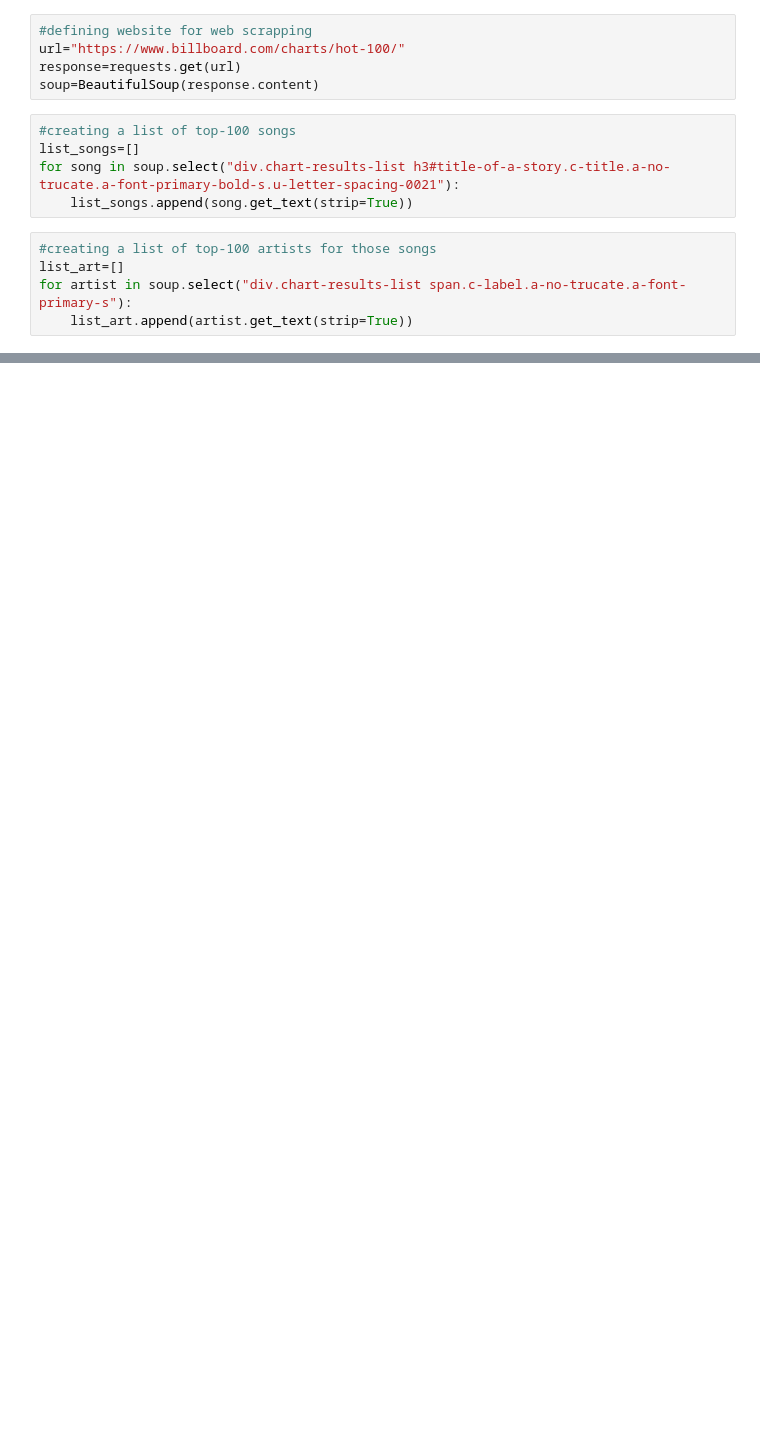
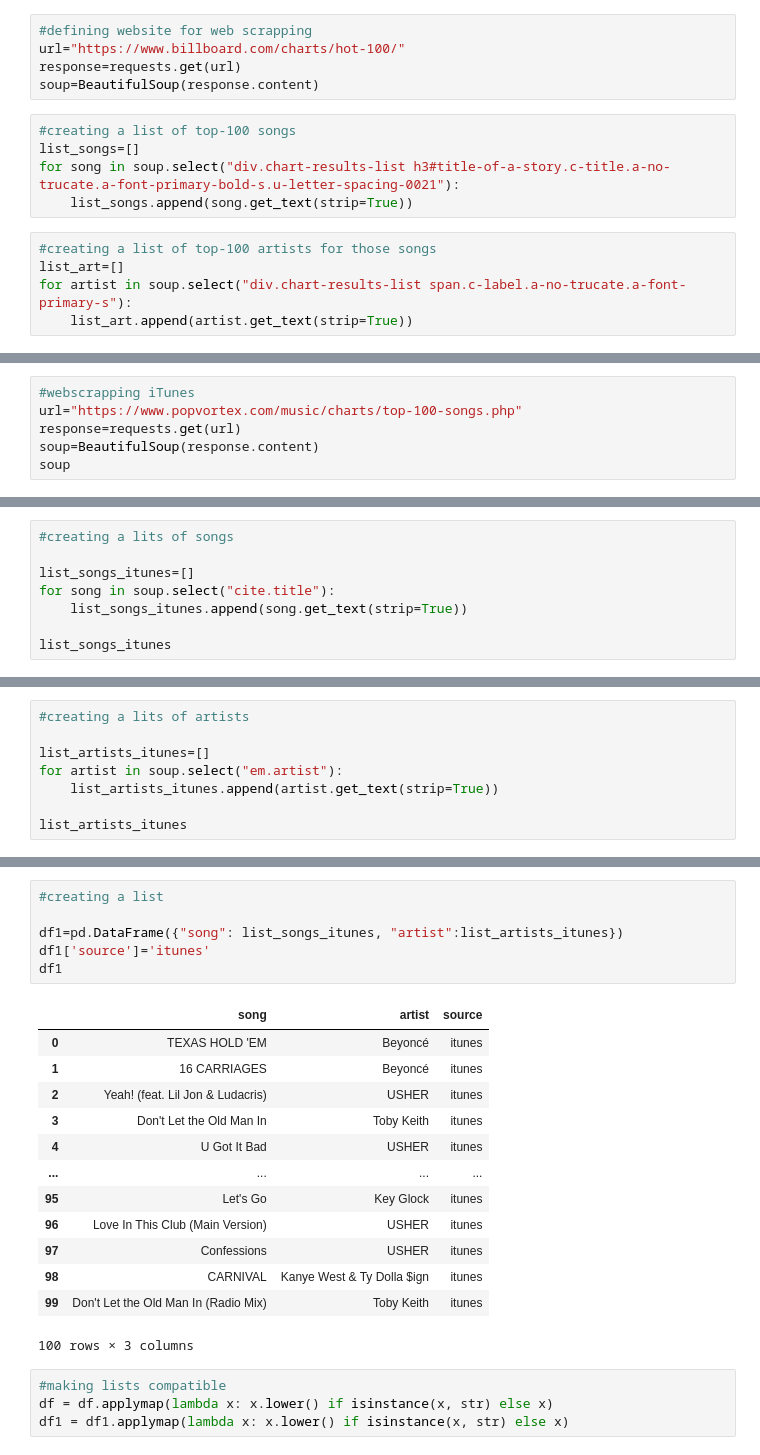
Before and after one commit to okravtsova123/SongRecommendationML-k-means-, a Jupyter notebook: ML recommendation model.ipynb, the cells around one changed output, grey strips where cells are left out. Cells and saved outputs as stored; diff of their text form; blank space fills up the shorter version.

```diff
--- a/ML recommendation model.ipynb
+++ b/ML recommendation model.ipynb
@@ -37,0 +40,6 @@ df
+# %%
+#webscrapping iTunes
+url="https://www.popvortex.com/music/charts/top-100-songs.php"
+response=requests.get(url)
+soup=BeautifulSoup(response.content)
+soup
@@ -37,0 +64,8 @@ df
+# %%
+#creating a lits of songs
+
+list_songs_itunes=[]
+for song in soup.select("cite.title"):
+    list_songs_itunes.append(song.get_text(strip=True))
+
+list_songs_itunes
@@ -37,0 +90,8 @@ df
+# %%
+#creating a lits of artists
+
+list_artists_itunes=[]
+for artist in soup.select("em.artist"):
+    list_artists_itunes.append(artist.get_text(strip=True))
+
+list_artists_itunes
@@ -37,0 +116,24 @@ df
+# %%
+#creating a list
+
+df1=pd.DataFrame({"song": list_songs_itunes, "artist":list_artists_itunes})
+df1['source']='itunes'
+df1
+# %% [output]
+|  | song | artist | source |
+| 0 | TEXAS HOLD 'EM | Beyoncé | itunes |
+| 1 | 16 CARRIAGES | Beyoncé | itunes |
+| 2 | Yeah! (feat. Lil Jon & Ludacris) | USHER | itunes |
+| 3 | Don't Let the Old Man In | Toby Keith | itunes |
+| 4 | U Got It Bad | USHER | itunes |
+| ... | ... | ... | ... |
+| 95 | Let's Go | Key Glock | itunes |
+| 96 | Love In This Club (Main Version) | USHER | itunes |
+| 97 | Confessions | USHER | itunes |
+| 98 | CARNIVAL | Kanye West & Ty Dolla $ign | itunes |
+| 99 | Don't Let the Old Man In (Radio Mix) | Toby Keith | itunes |
+100 rows × 3 columns
+# %%
+#making lists compatible
+df = df.applymap(lambda x: x.lower() if isinstance(x, str) else x)
+df1 = df1.applymap(lambda x: x.lower() if isinstance(x, str) else x)
```
Also changed, not shown: parts of 8 cells of this notebook.
